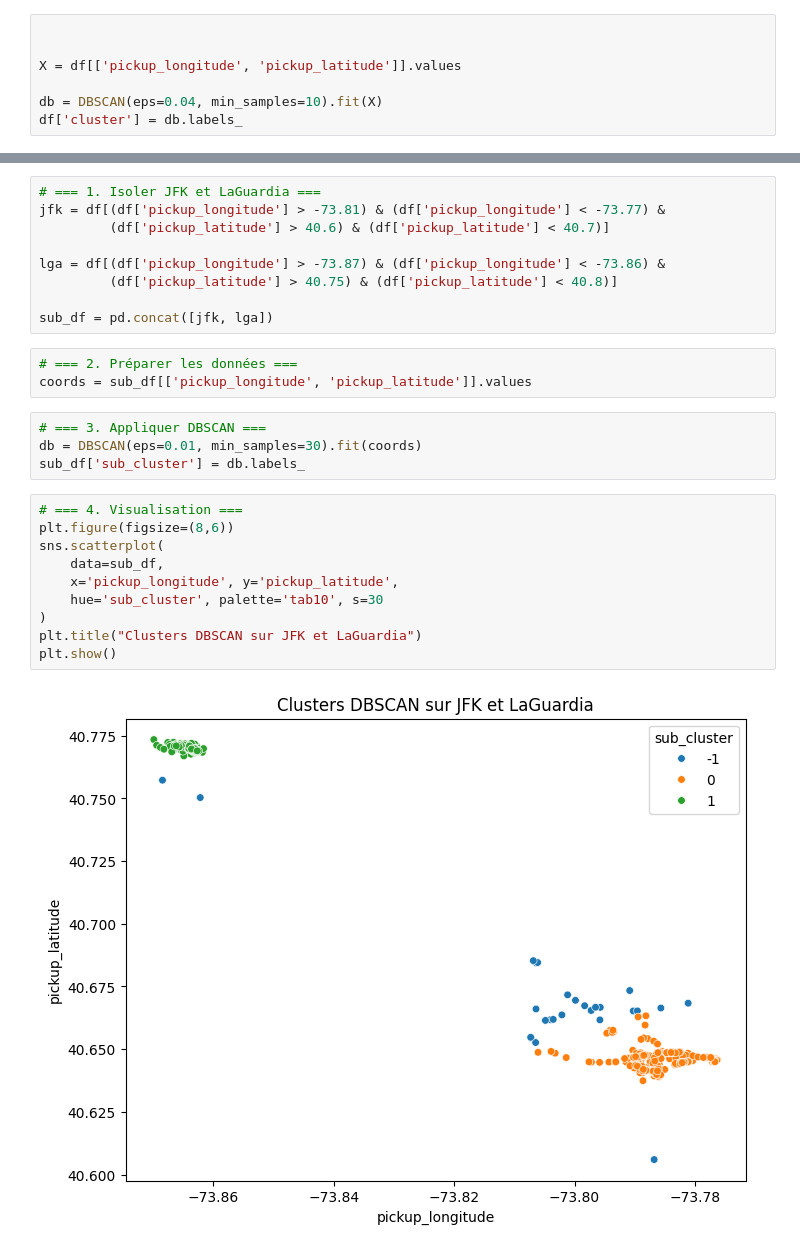
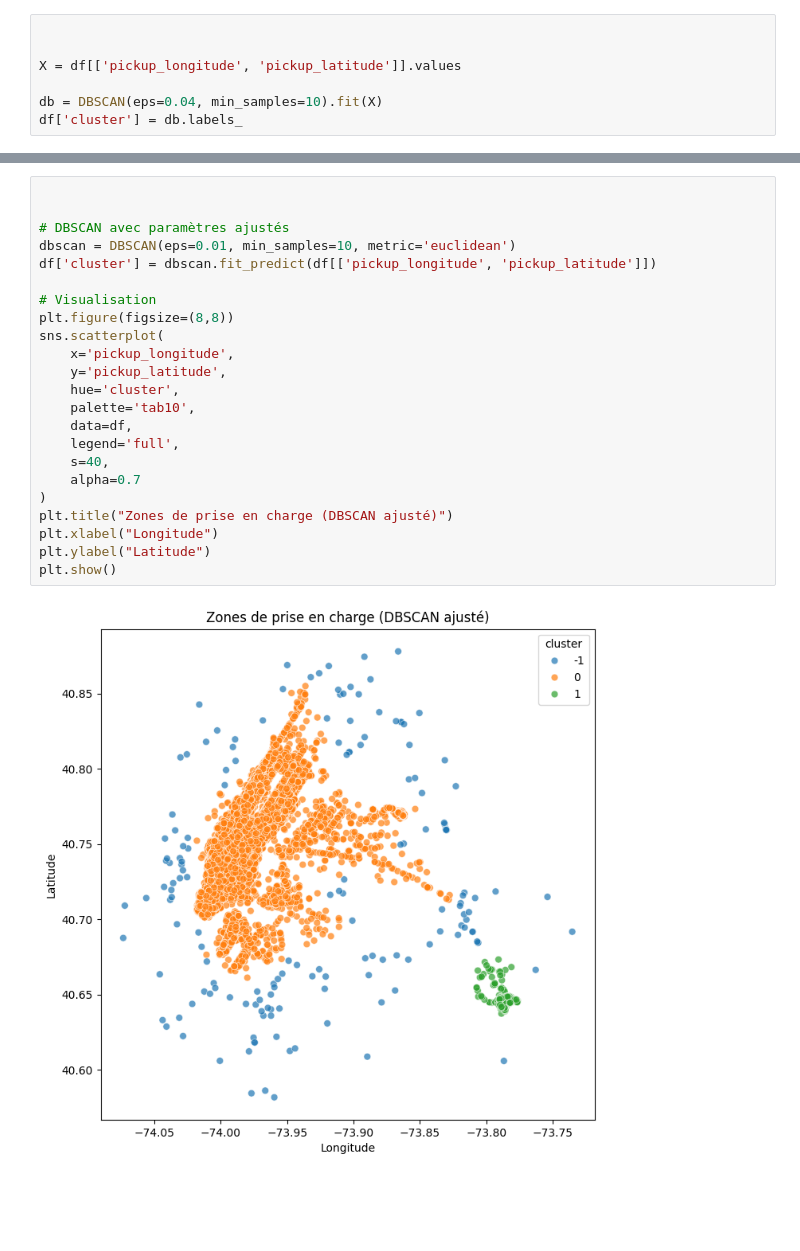
Before and after one commit to Dragon1253/ML-mini-projet, a Jupyter notebook: uber.ipynb, the cells around one changed output, grey strips where cells are left out. Drawn from its saved outputs; the diff is of its cells as text; blank space fills up the shorter version.

```diff
--- a/uber.ipynb
+++ b/uber.ipynb
@@ -314,28 +277,25 @@ memory usage: 18.3+ KB
-# %%
-# === 1. Isoler JFK et LaGuardia ===
-jfk = df[(df['pickup_longitude'] > -73.81) & (df['pickup_longitude'] < -73.77) &
-         (df['pickup_latitude'] > 40.6) & (df['pickup_latitude'] < 40.7)]
-
-lga = df[(df['pickup_longitude'] > -73.87) & (df['pickup_longitude'] < -73.86) &
-         (df['pickup_latitude'] > 40.75) & (df['pickup_latitude'] < 40.8)]
-
-sub_df = pd.concat([jfk, lga])
-# %%
-# === 2. Préparer les données ===
-coords = sub_df[['pickup_longitude', 'pickup_latitude']].values
-# %%
-# === 3. Appliquer DBSCAN ===
-db = DBSCAN(eps=0.01, min_samples=30).fit(coords)
-sub_df['sub_cluster'] = db.labels_
-# %%
-# === 4. Visualisation ===
-plt.figure(figsize=(8,6))
-sns.scatterplot(
-    data=sub_df,
-    x='pickup_longitude', y='pickup_latitude',
-    hue='sub_cluster', palette='tab10', s=30
-)
-plt.title("Clusters DBSCAN sur JFK et LaGuardia")
-plt.show()
-# %% [output]
-[figure, removed]
+# %%
+
+
+# DBSCAN avec paramètres ajustés
+dbscan = DBSCAN(eps=0.01, min_samples=10, metric='euclidean')
+df['cluster'] = dbscan.fit_predict(df[['pickup_longitude', 'pickup_latitude']])
+
+# Visualisation
+plt.figure(figsize=(8,8))
+sns.scatterplot(
+    x='pickup_longitude',
+    y='pickup_latitude',
+    hue='cluster',
+    palette='tab10',
+    data=df,
+    legend='full',
+    s=40,
+    alpha=0.7
+)
+plt.title("Zones de prise en charge (DBSCAN ajusté)")
+plt.xlabel("Longitude")
+plt.ylabel("Latitude")
+plt.show()
+# %% [output]
+[figure, added]
```
Also changed, not shown: parts of 33 cells of this notebook.
